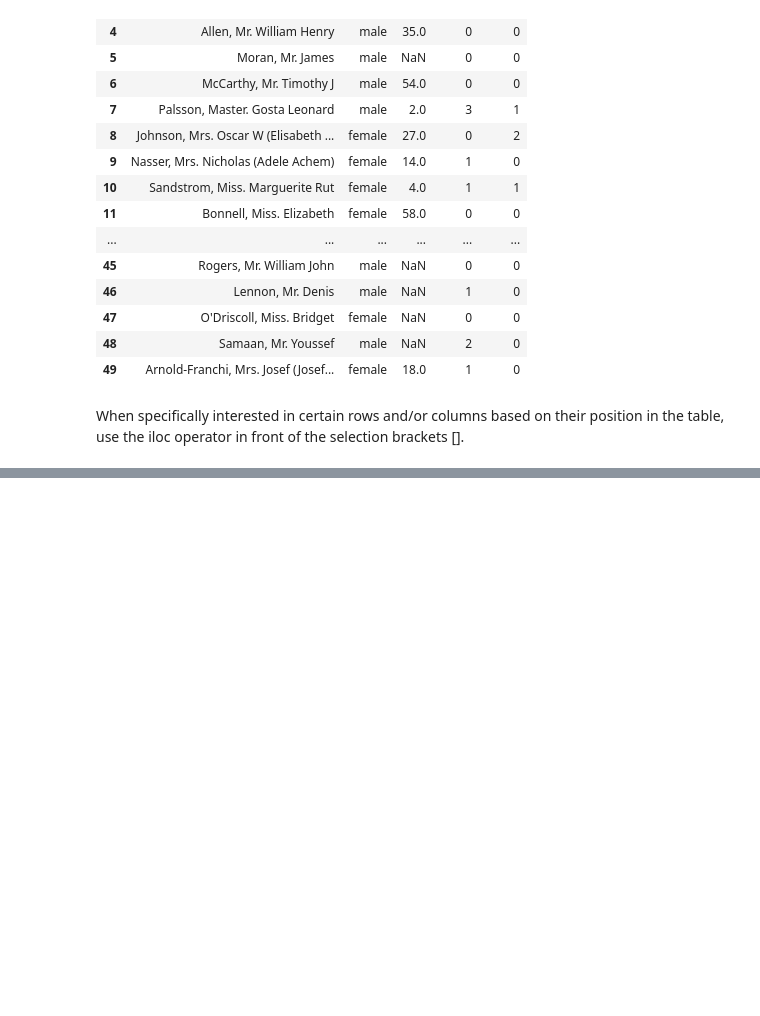
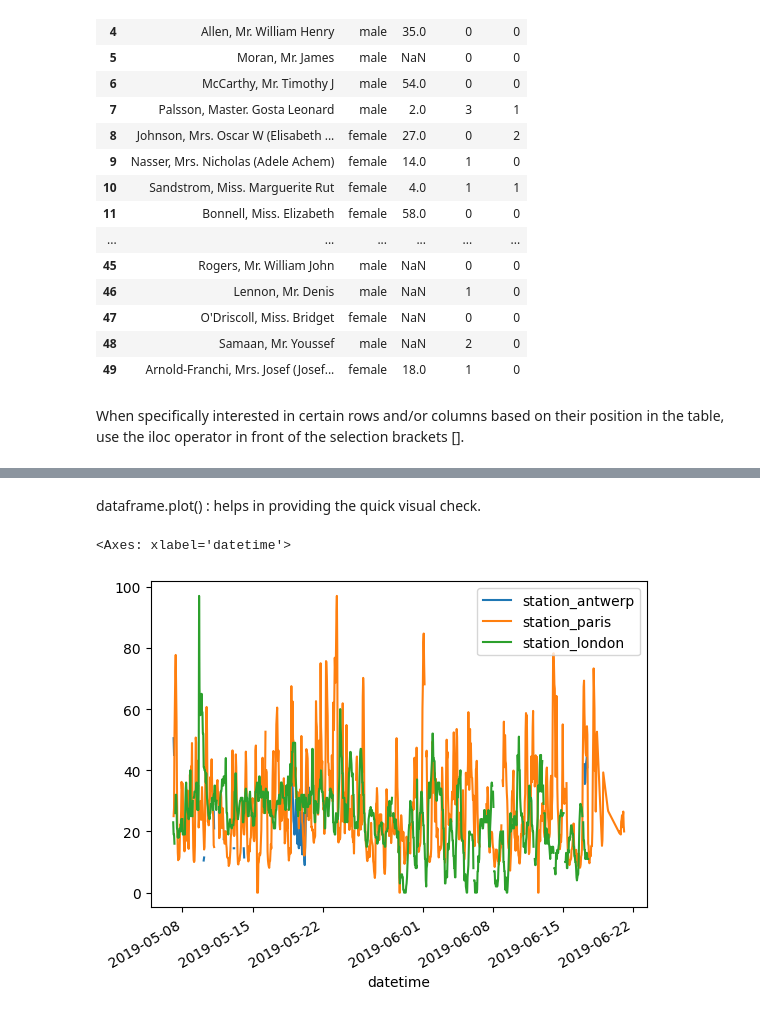
Before and after one commit to chandan-nagaraju/DS_learning, a Jupyter notebook: Notebooks/01 fundamentals/2. Pandas.ipynb, the cells around one changed output, grey strips where cells are left out. Cells and saved outputs as stored; diff of their text form; code cells hidden in the pictures; blank space fills up the shorter version.

```diff
--- a/Notebooks/01 fundamentals/2. Pandas.ipynb
+++ b/Notebooks/01 fundamentals/2. Pandas.ipynb
@@ -362,0 +389,7 @@ air_quality.to_csv("airquality.csv")
+# %% [markdown]
+dataframe.plot() : helps in providing the quick visual check.
+# %%
+air_quality.plot()
+# %% [output]
+<Axes: xlabel='datetime'>
+[figure, added]
```
Also changed, not shown: parts of 24 cells of this notebook.
